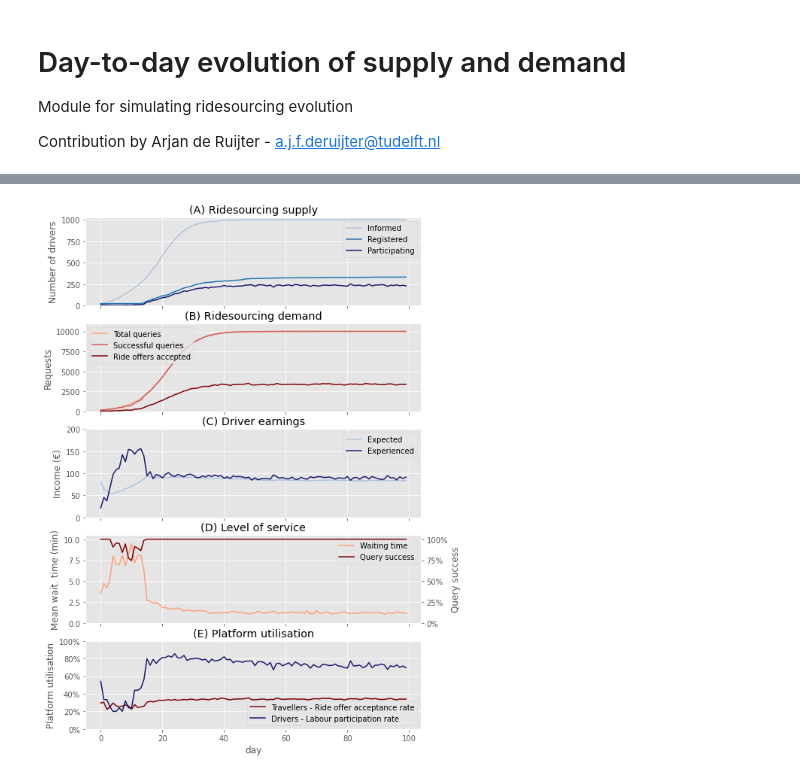
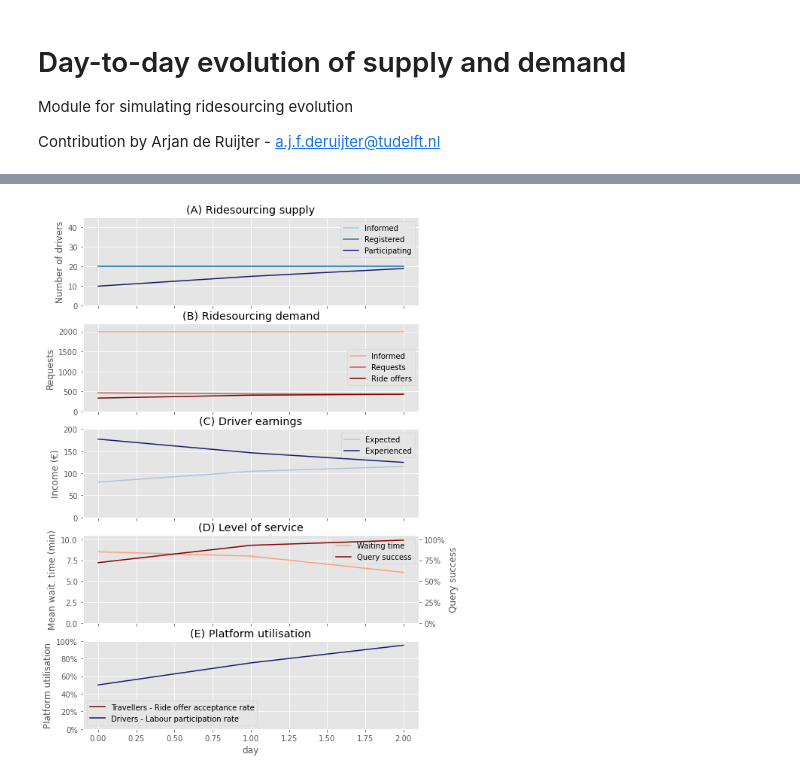
Before and after one commit to RafalKucharskiPK/MaaSSim, a Jupyter notebook: docs/Experiments/E_05_Two-sided-evolution.ipynb, the cells around one changed output, grey strips where cells are left out. Drawn from its saved outputs; the diff is of its cells as text; code cells hidden in the pictures.

```diff
--- a/docs/Experiments/E_05_Two-sided-evolution.ipynb
+++ b/docs/Experiments/E_05_Two-sided-evolution.ipynb
@@ -32,12 +36,12 @@ params = get_config('../../data/config/ams.json')  # load configuration
 # %%
 # Experiment replications and number of threads to be used
 params.parallel.nReplications = 1
-params.parallel.nThread = 3
+params.parallel.nThread = 1
 
 # Main experimental settings
-params.nP = 10000 # travellers
-params.nV = 1000 # drivers
-params.nD = 100 # days
+params.nP = 2000 # travellers
+params.nV = 20 # drivers
+params.nD = 3 # days
 params.simTime = 8 # hours
 # %%
 # Other day-to-day settings
@@ -46,7 +50,7 @@ params.evol.drivers.res_wage.mean = 80 #euros
 params.evol.drivers.res_wage.std = 10 #euros
 params.evol.drivers.init_inc_ratio = 1 #expected income of informed drivers at start of sim as ratio of res wage
 
-params.evol.drivers.inform.prob_start = 0.02 # probability of being informed at start of sim
+params.evol.drivers.inform.prob_start = 1 # probability of being informed at start of sim
 params.evol.drivers.inform.beta = 0.2 # information transmission rate
 
 params.evol.drivers.regist.prob_start = 1 # probability of being registered if informed at start of sim
@@ -57,7 +61,7 @@ params.evol.drivers.regist.samp = 0.2 # probability of making regist decision wh
 params.evol.drivers.particip.beta = 0.1 # participation choice model parameter
 params.evol.drivers.particip.probabilistic = True # stochasticity in participation choice
 
-params.evol.travellers.inform.prob_start = 0.02
+params.evol.travellers.inform.prob_start = 1
 params.evol.travellers.inform.beta = 0.2
 
 # Financial settings
@@ -73,18 +77,20 @@ params.alt_modes.pt.km_fare = 0.174 # euro/km
 params.alt_modes.pt.access_time = 10 * 60  #s, includes egress (not waiting)
 params.alt_modes.pt.wait_time = 7.5 * 60 #s
 params.alt_modes.car.km_cost = 0.5 # euro/km
-params.alt_modes.car.access_time = 15 * 60 # s, includes egress
+params.alt_modes.car.park_cost = 5 # euro
+params.alt_modes.car.access_time = 10 * 60 # s
 params.speeds.bike = 4 # m/s
+params.speeds.pt = 0.5 * params.speeds.ride # considering stops
 
 # Mode choice parameters
-params.mode_choice.ASC_car = -0.5 # util, rel to bike
-params.mode_choice.ASC_rs = 0.5
-params.mode_choice.ASC_pt = -1.0
+params.mode_choice.ASC_car = 0 # util, rel to bike
+params.mode_choice.ASC_rs = 0
+params.mode_choice.ASC_pt = 0
 params.mode_choice.beta_access = -0.0475 / 60 # util/s
 params.mode_choice.beta_cost = -0.1515 # util/euro
 params.mode_choice.beta_time_bike = -0.0693 / 60 #util/s
 params.mode_choice.beta_time_moto = -0.0106 / 60
-params.mode_choice.beta_wait_rs = -0.08 / 60
+params.mode_choice.beta_wait_rs = -0.0156 / 60
 params.mode_choice.beta_wait_pt = -0.0398 / 60
 
 # Demand settings
@@ -99,6 +105,7 @@ params.t0 = pd.Timestamp.now()
 inData = load_G(inData, params, stats=True)  # download graph for the 'params.city' and calc the skim matrices
 inData = generate_demand(inData, params, avg_speed = True)
 inData.passengers['informed'] = np.random.rand(params.nP) < params.evol.travellers.inform.prob_start
+inData.passengers['expected_wait'] = 0
 fixed_supply = generate_vehicles_d2d(inData, params)
 inData.vehicles = fixed_supply.copy()
 inData.vehicles.platform = inData.vehicles.apply(lambda x: 0, axis = 1)
@@ -115,10 +122,10 @@ d2d.drivers = dict()
 d2d.travs = dict()
 sim = Simulator(inData, params=params,
                     kpi_veh = D2D_veh_exp,
-                    kpi_pax = D2D_kpi_pax,
+                    kpi_pax = d2d_kpi_pax,
                     f_driver_out = D2D_driver_out,
                     f_trav_out = d2d_no_request,
-                    f_trav_mode = pax_mode_choice,
+                    f_trav_mode = dummy_False,
                     logger_level=logging.WARNING)  # initialize
 
 for day in range(params.get('nD', 1)):  # run iterations
@@ -173,10 +170,10 @@ axes[2].legend(['Expected','Experienced'])
 axes[2].set_ylim([0,math.ceil(max(evol_agg.supply.mean_perc_inc.max(),evol_agg.supply.mean_exp_inc.max())/50)*50])
 axes[2].set_ylabel('Income (\u20ac)')
 
-evol_agg.demand[['requests','gets_offer','accepts_offer']].plot(ax = axes[1], color=['lightsalmon','indianred','maroon'])
+evol_agg.demand[['inform','requests','gets_offer']].plot(ax = axes[1], color=['lightsalmon','indianred','maroon'])
 axes[1].set_title('(B) Ridesourcing demand')
-axes[1].legend(['Total queries','Successful queries','Ride offers accepted'])
-axes[1].set_ylim([0,params.nP + 1000])
+axes[1].legend(['Informed','Requests','Ride offers'])
+axes[1].set_ylim([0,params.nP * 1.1])
 axes[1].set_ylabel('Requests')
 
 ax_sec = axes[3].twinx()
@@ -184,34 +181,34 @@ evol_agg.demand['proport_match'] = evol_agg.demand.gets_offer / evol_agg.demand.
 evol_agg.demand['mean_wait'].apply(lambda x: 1/60 * x).plot(ax = axes[3], label='Waiting time', color ='lightsalmon')
 evol_agg.demand['proport_match'].plot(ax = ax_sec, color = 'maroon', label='Query success')
 lines_1, labels_1 = axes[3].get_legend_handles_labels()
 lines_2, labels_2 = ax_sec.get_legend_handles_labels()
 lines = lines_1 + lines_2
 labels = labels_1 + labels_2
 axes[3].legend(lines, labels, loc=0)
 axes[3].set_title('(D) Level of service')
 axes[3].set_ylabel('Mean wait. time (min)')
 ax_sec.set_ylabel('Query success')
 ax_sec.yaxis.set_major_formatter(mtick.PercentFormatter())
 axes[3].set_ylim([0,math.ceil(evol_agg.demand[['mean_wait']].apply(lambda x: 1/60 * x).max()/2)*2+0.5])
 ax_sec.set_ylim([0,100+5])
 ax_sec.grid(None)
 
 proport_rs = evol_agg.demand.accepts_offer / evol_agg.demand.gets_offer * 100
 proport_rs.plot(ax = axes[4], label = 'Travellers - Ride offer acceptance rate', color='maroon')
 axes[4].set_title('(E) Platform utilisation')
 axes[4].set_ylim([0,100])
 axes[4].set_ylabel('Platform utilisation')
 
 axes[4].yaxis.set_major_formatter(mtick.PercentFormatter())
 
 proport_work = evol_agg.supply.particip / evol_agg.supply.regist * 100
 proport_work.plot(ax = axes[4], label = 'Drivers - Labour participation rate', color ='midnightblue')
 lines, labels = axes[4].get_legend_handles_labels()
 axes[4].legend(labels)
 
 plt.savefig('d2d-evo.png')
 # %% [output]
-[figure, old version]
+[figure, new version]
 # %%
 evol_agg.supply
 # %% [output]
```
Also changed, not shown: parts of 10 cells of this notebook, 1 other file.
